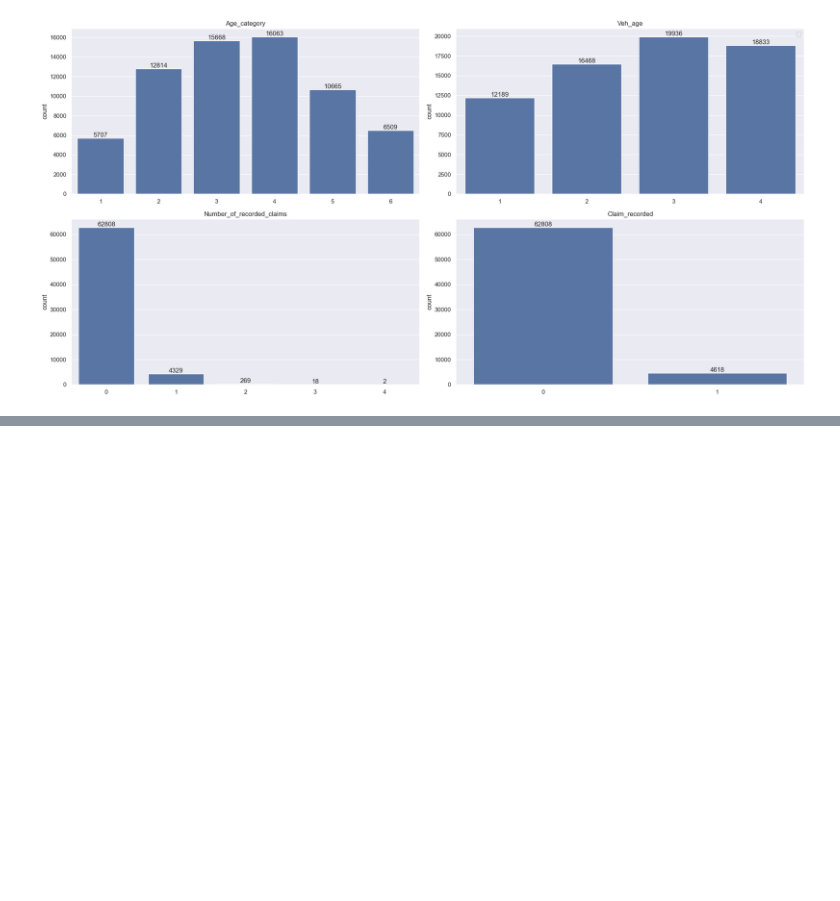
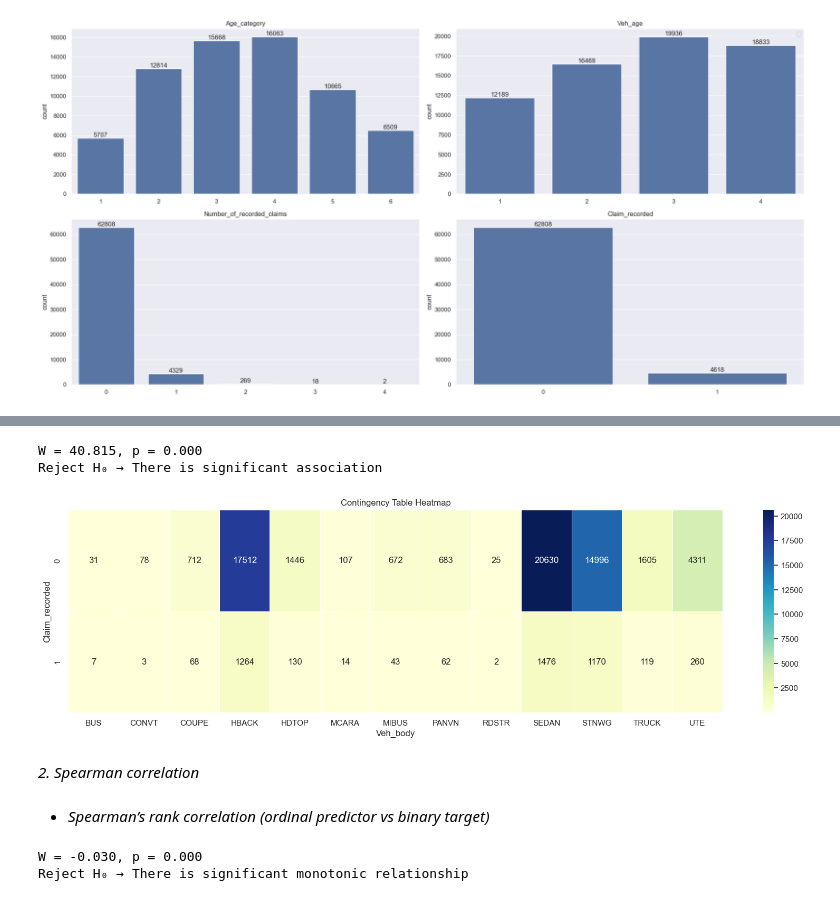
Before and after one commit to omars1234/Auto_Mobile_Inusrance_Analysis, a Jupyter notebook: Project_NoteBook.ipynb, the cells around one changed output, grey strips where cells are left out. Drawn from its saved outputs; the diff is of its cells as text; code cells hidden in the pictures; blank space fills up the shorter version.

```diff
--- a/Project_NoteBook.ipynb
+++ b/Project_NoteBook.ipynb
@@ -278,0 +338,30 @@ plt.show()
+# %%
+contingency_table=pd.crosstab(df_copy["Claim_recorded"],df_copy["Veh_body"])
+chi2, p_chi, dof, expected = chi2_contingency(contingency_table)
+print(f"W = {chi2:.3f}, p = {p_chi:.3f}")
+if p_chi < 0.05:
+    print("Reject H₀ → There is significant association")
+else:
+    print("Fail to reject H₀ → No significant association")
+plt.figure(figsize=(20,5))
+sns.heatmap(contingency_table, annot=True, cmap="YlGnBu", fmt="d", linewidths=.5)
+plt.title('Contingency Table Heatmap')
+plt.show()
+# %% [output]
+W = 40.815, p = 0.000
+Reject H₀ → There is significant association
+[figure, added]
+# %% [markdown]
+*2. Spearman correlation*
+# %% [markdown]
+* *Spearman’s rank correlation (ordinal predictor vs binary target)*
+# %%
+spearman_corr, p_spear = spearmanr(df_copy["Claim_recorded"], df_copy["Age_category"])
+print(f"W = {spearman_corr:.3f}, p = {p_spear:.3f}")
+if p_spear < 0.05:
+    print("Reject H₀ → There is significant monotonic relationship")
+else:
+    print("Fail to reject H₀ → No significant monotonic relationship")
+# %% [output]
+W = -0.030, p = 0.000
+Reject H₀ → There is significant monotonic relationship
```
Also changed, not shown: parts of 26 cells of this notebook.
